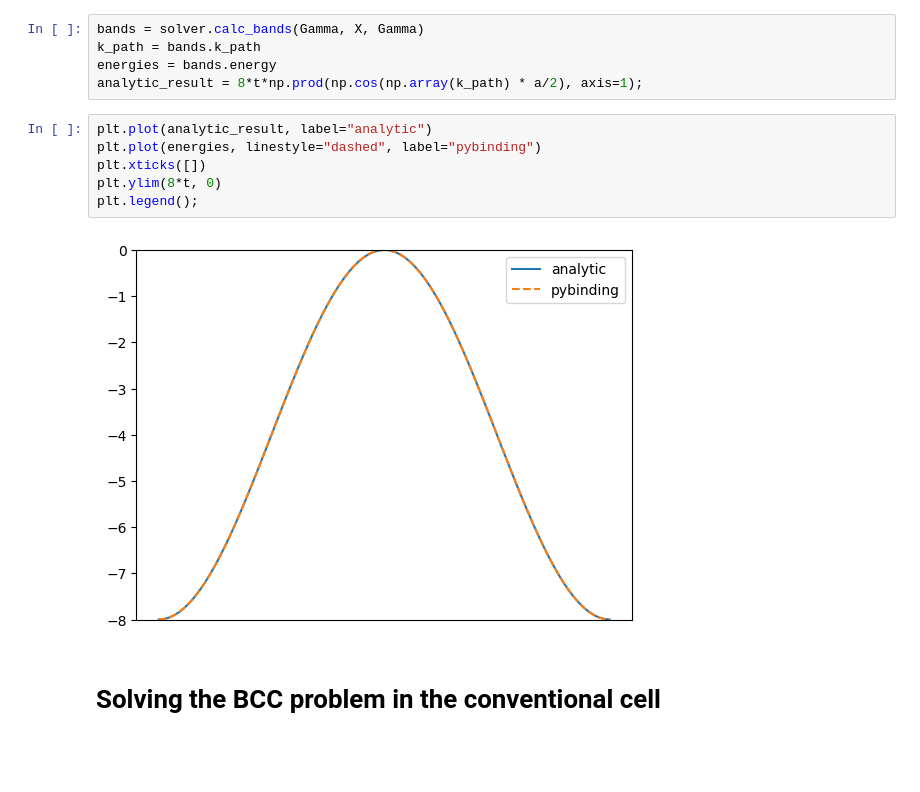
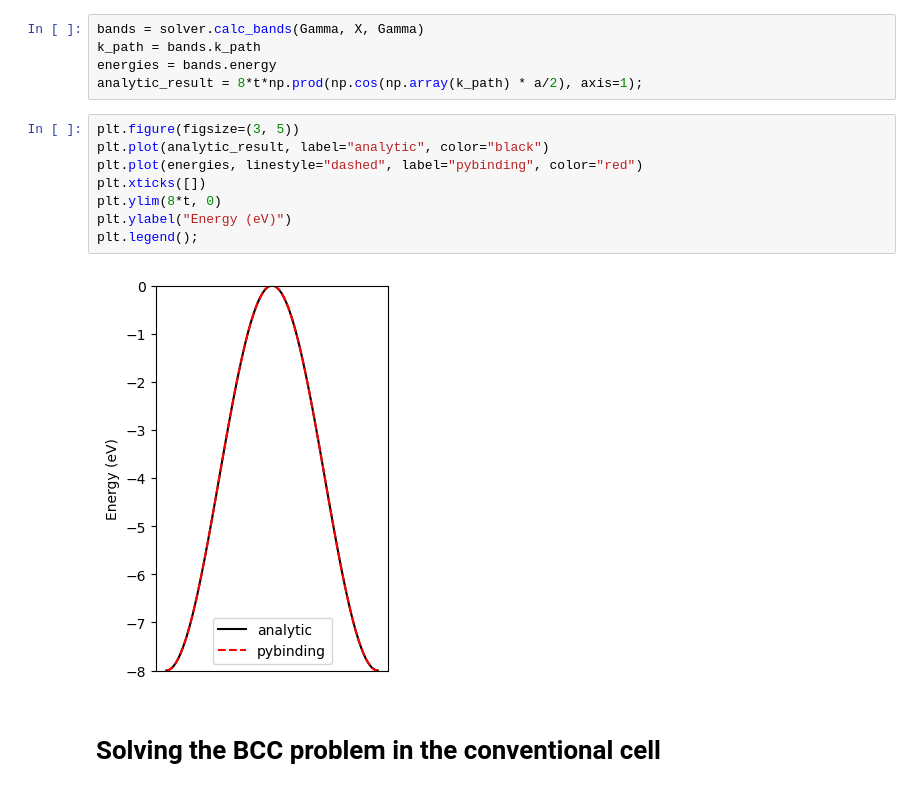
Before and after one commit to AliGhorashiCMT/8.511-Notes-and-Code, a Jupyter notebook: tight binding/Tight binding models and local field effects.ipynb, the cells around one changed output. Cells and saved outputs as stored; diff of their text form; blank space fills up the shorter version.

```diff
--- a/tight binding/Tight binding models and local field effects.ipynb
+++ b/tight binding/Tight binding models and local field effects.ipynb
@@ -195,13 +210,15 @@ k_path = bands.k_path
 energies = bands.energy
 analytic_result = 8*t*np.prod(np.cos(np.array(k_path) * a/2), axis=1);
 # %%
-plt.plot(analytic_result, label="analytic")
-plt.plot(energies, linestyle="dashed", label="pybinding")
+plt.figure(figsize=(3, 5))
+plt.plot(analytic_result, label="analytic", color="black")
+plt.plot(energies, linestyle="dashed", label="pybinding", color="red")
 plt.xticks([])
 plt.ylim(8*t, 0)
+plt.ylabel("Energy (eV)")
 plt.legend();
 # %% [output]
-[figure, old version]
+[figure, new version]
 # %% [markdown]
 # Solving the BCC problem in the conventional cell
 # %%
```
Also changed, not shown: parts of 13 cells of this notebook.
